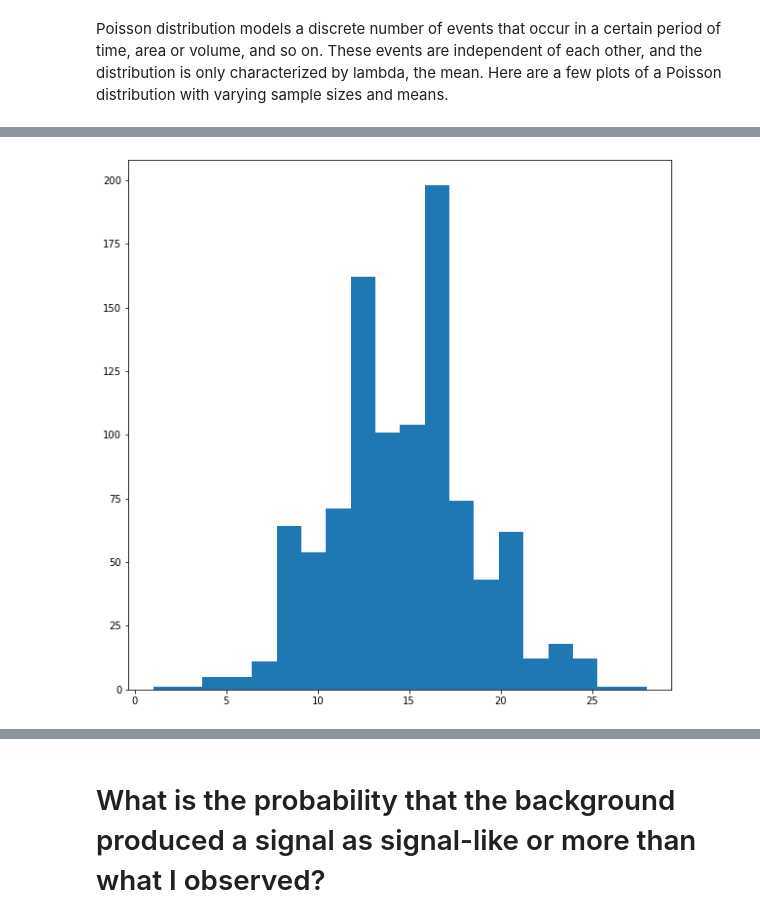
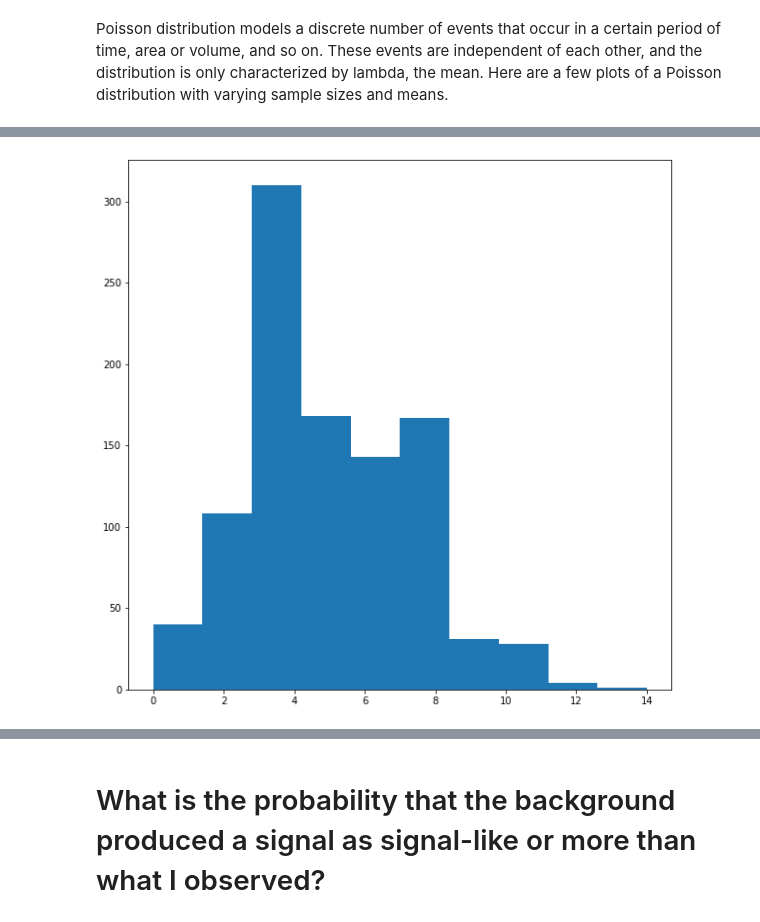
Before and after one commit to ciaramw0/phys434, a Jupyter notebook: Lab_1 (1).ipynb, the cells around one changed output, grey strips where cells are left out. Drawn from its saved outputs; the diff is of its cells as text; code cells hidden in the pictures.

```diff
--- a/Lab_1 (1).ipynb
+++ b/Lab_1 (1).ipynb
@@ -214,7 +205,7 @@ plt.show() # plot histogram
 # %%
-s = np.random.poisson(lam = 15, size = 1000) # draw samples
-count, bins, ignored = plt.hist(s, 20)
+s = np.random.poisson(lam = 5, size = 1000) # draw samples
+count, bins, ignored = plt.hist(s, 10)
 plt.show() # plot histogram
 # %% [output]
-[figure, old version]
+[figure, new version]
 # %%
```
Also changed, not shown: parts of 50 cells of this notebook.
